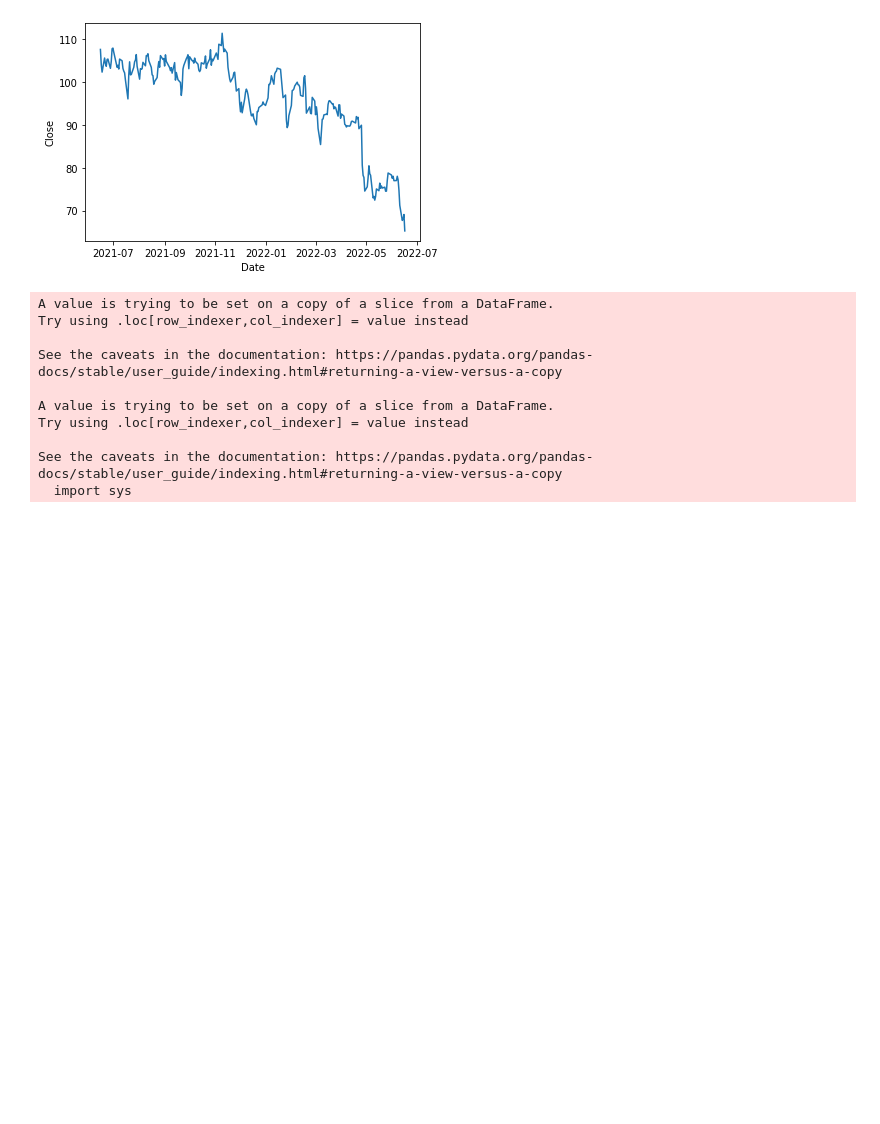
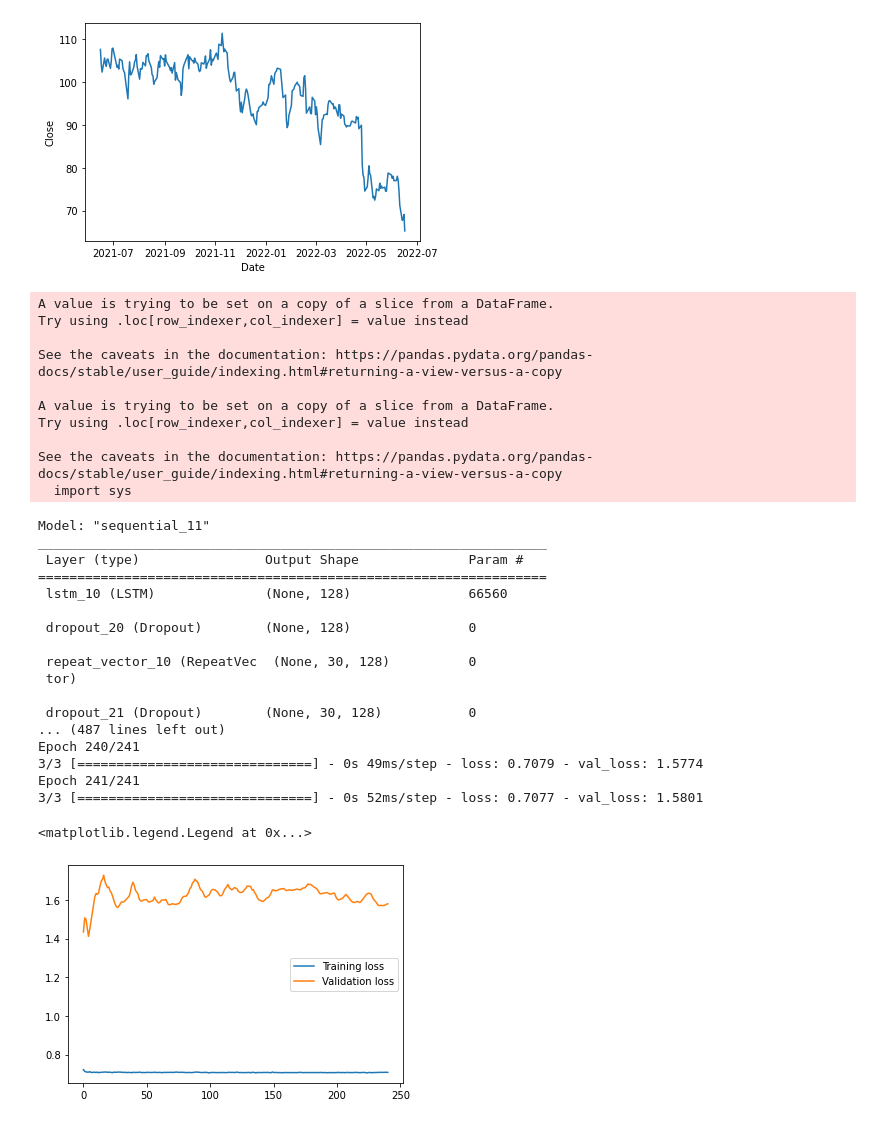
Before and after one commit to dhanushka365/LSTM-AutoEncoders, a Jupyter notebook: LSTM_Autoencoders.ipynb, the cells around one changed output. Cells and saved outputs as stored; diff of their text form; code cells hidden in the pictures; blank space fills up the shorter version.

```diff
--- a/LSTM_Autoencoders.ipynb
+++ b/LSTM_Autoencoders.ipynb
@@ -70,3 +70,40 @@ def to_sequences(x , y , seq_size=1):
 
 trainX , trainY = to_sequences(train[['Close']], train['Close'], seq_size)
 testX , testY = to_sequences(test[['Close']], test['Close'], seq_size)
+# %%
+model = Sequential()
+model.add(LSTM(128 , input_shape=(trainX.shape[1], trainX.shape[2])))
+model.add(Dropout(rate=0.2))
+
+model.add(RepeatVector(trainX.shape[1]))
+
+model.add(Dropout(rate=0.2))
+model.add(TimeDistributed(Dense(trainX.shape[2])))
+model.compile(optimizer='adam', loss='mae')
+model.summary()
+
+history = model.fit(trainX, trainY, epochs=241, batch_size=32, validation_split=0.1,verbose=1)
+
+plt.plot(history.history['loss'],label='Training loss')
+plt.plot(history.history['val_loss'], label='Validation loss')
+plt.legend()
+# %% [output]
+Model: "sequential_11"
+_________________________________________________________________
+ Layer (type)                Output Shape              Param #
+=================================================================
+ lstm_10 (LSTM)              (None, 128)               66560
+
+ dropout_20 (Dropout)        (None, 128)               0
+
+ repeat_vector_10 (RepeatVec  (None, 30, 128)          0
+ tor)
+
+ dropout_21 (Dropout)        (None, 30, 128)           0
+... (487 lines left out)
+Epoch 240/241
+3/3 [==============================] - 0s 49ms/step - loss: 0.7079 - val_loss: 1.5774
+Epoch 241/241
+3/3 [==============================] - 0s 52ms/step - loss: 0.7077 - val_loss: 1.5801
+<matplotlib.legend.Legend at 0x...>
+[figure, added]
```
